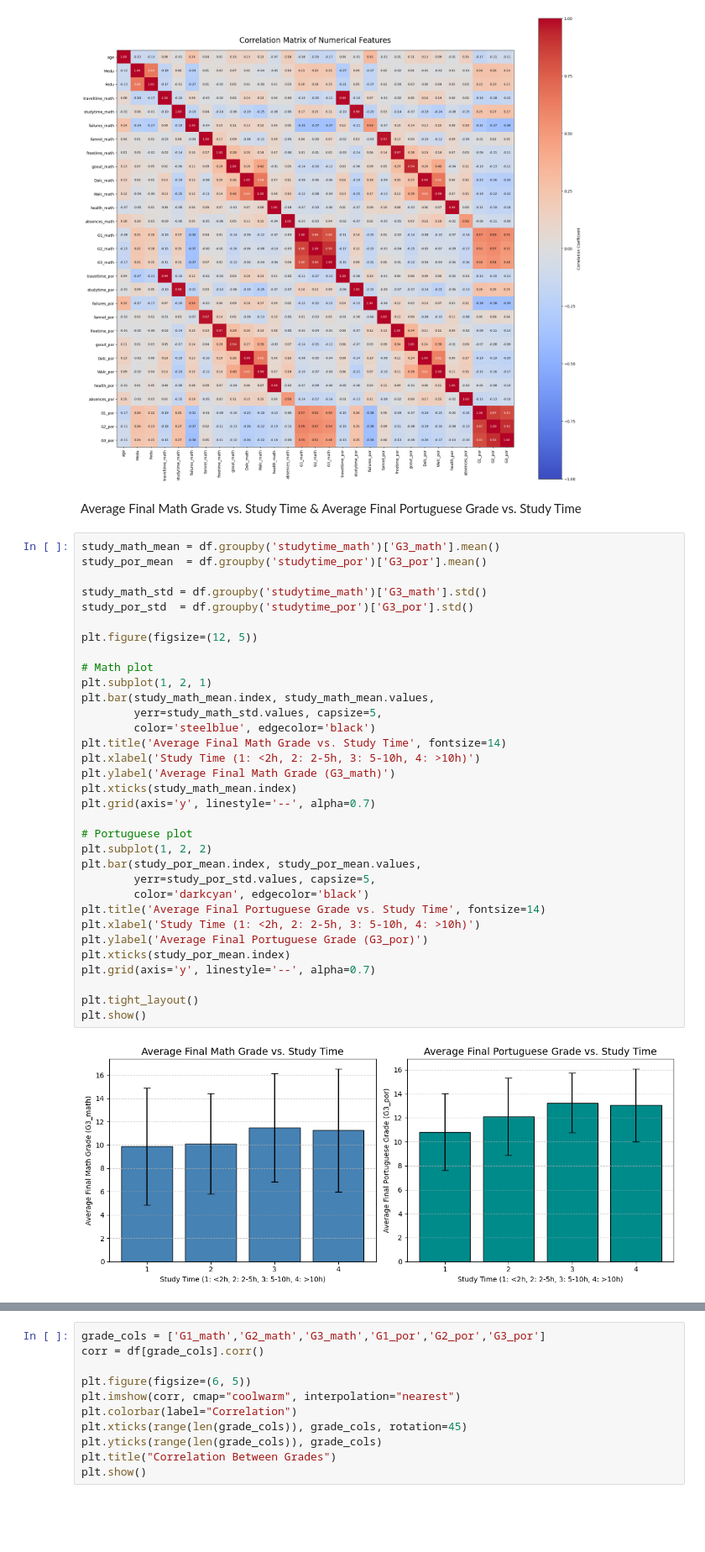
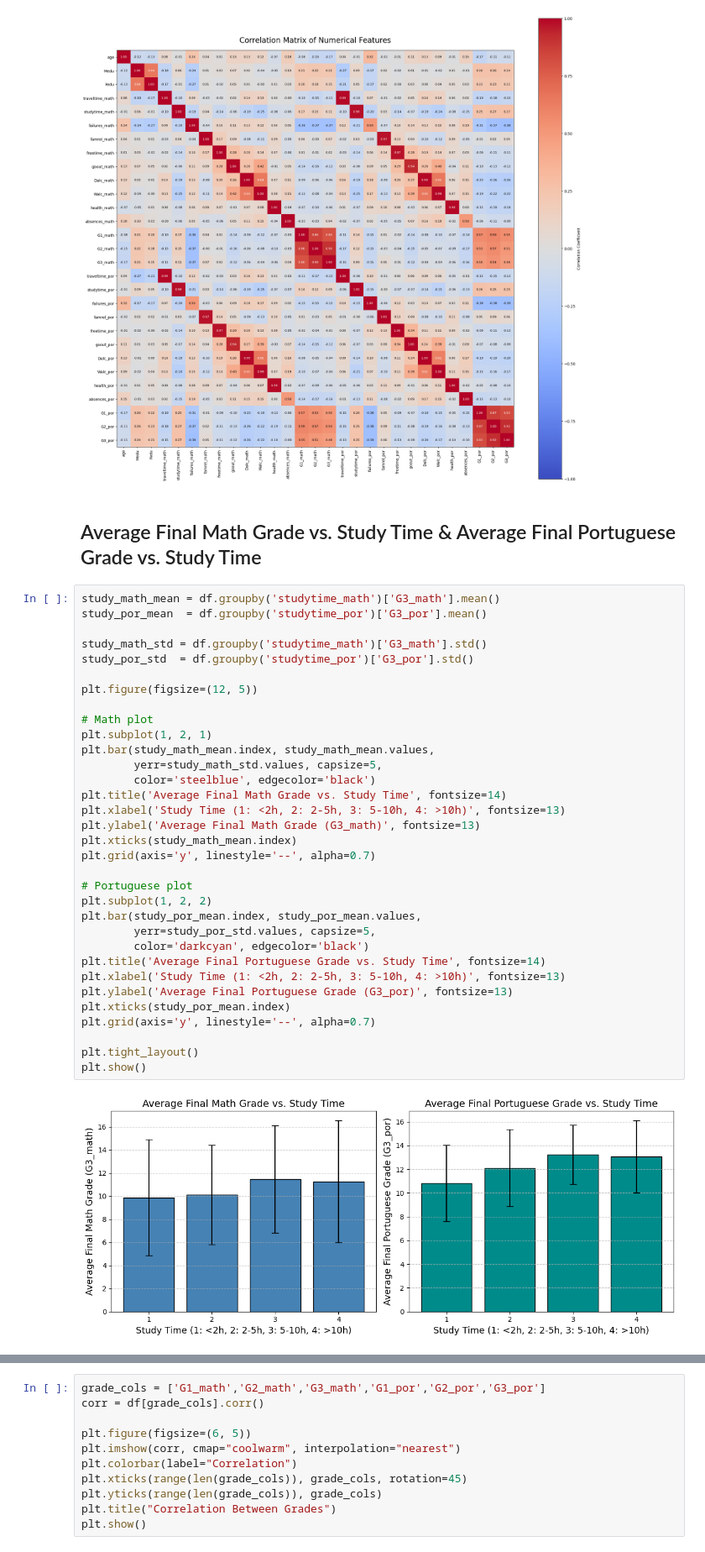
Before and after one commit to RwittikSarker/Machine-Learning-Project-Student_Performance_Predictor, a Jupyter notebook: student_performance_predictor.ipynb, the cells around one changed output, grey strips where cells are left out. Shown at 84% size. Saved outputs shown, nothing was run; the diff lists cells and outputs as text; blank space fills up the shorter version.

```diff
--- a/student_performance_predictor.ipynb
+++ b/student_performance_predictor.ipynb
@@ -112,40 +114,40 @@ plt.show()
 # %% [output]
 [figure]
 # %% [markdown]
-Average Final Math Grade vs. Study Time & Average Final Portuguese Grade vs. Study Time
+## Average Final Math Grade vs. Study Time & Average Final Portuguese Grade vs. Study Time
 # %%
 study_math_mean = df.groupby('studytime_math')['G3_math'].mean()
 study_por_mean  = df.groupby('studytime_por')['G3_por'].mean()
 
 study_math_std = df.groupby('studytime_math')['G3_math'].std()
 study_por_std  = df.groupby('studytime_por')['G3_por'].std()
 
 plt.figure(figsize=(12, 5))
 
 # Math plot
 plt.subplot(1, 2, 1)
 plt.bar(study_math_mean.index, study_math_mean.values,
         yerr=study_math_std.values, capsize=5,
         color='steelblue', edgecolor='black')
 plt.title('Average Final Math Grade vs. Study Time', fontsize=14)
-plt.xlabel('Study Time (1: <2h, 2: 2-5h, 3: 5-10h, 4: >10h)')
-plt.ylabel('Average Final Math Grade (G3_math)')
+plt.xlabel('Study Time (1: <2h, 2: 2-5h, 3: 5-10h, 4: >10h)', fontsize=13)
+plt.ylabel('Average Final Math Grade (G3_math)', fontsize=13)
 plt.xticks(study_math_mean.index)
 plt.grid(axis='y', linestyle='--', alpha=0.7)
 
 # Portuguese plot
 plt.subplot(1, 2, 2)
 plt.bar(study_por_mean.index, study_por_mean.values,
         yerr=study_por_std.values, capsize=5,
         color='darkcyan', edgecolor='black')
 plt.title('Average Final Portuguese Grade vs. Study Time', fontsize=14)
-plt.xlabel('Study Time (1: <2h, 2: 2-5h, 3: 5-10h, 4: >10h)')
-plt.ylabel('Average Final Portuguese Grade (G3_por)')
+plt.xlabel('Study Time (1: <2h, 2: 2-5h, 3: 5-10h, 4: >10h)', fontsize=13)
+plt.ylabel('Average Final Portuguese Grade (G3_por)', fontsize=13)
 plt.xticks(study_por_mean.index)
 plt.grid(axis='y', linestyle='--', alpha=0.7)
 
 plt.tight_layout()
 plt.show()
 # %% [output]
-[figure, old version]
+[figure, new version]
 # %% [markdown]
```
Also changed, not shown: parts of 28 cells of this notebook.
